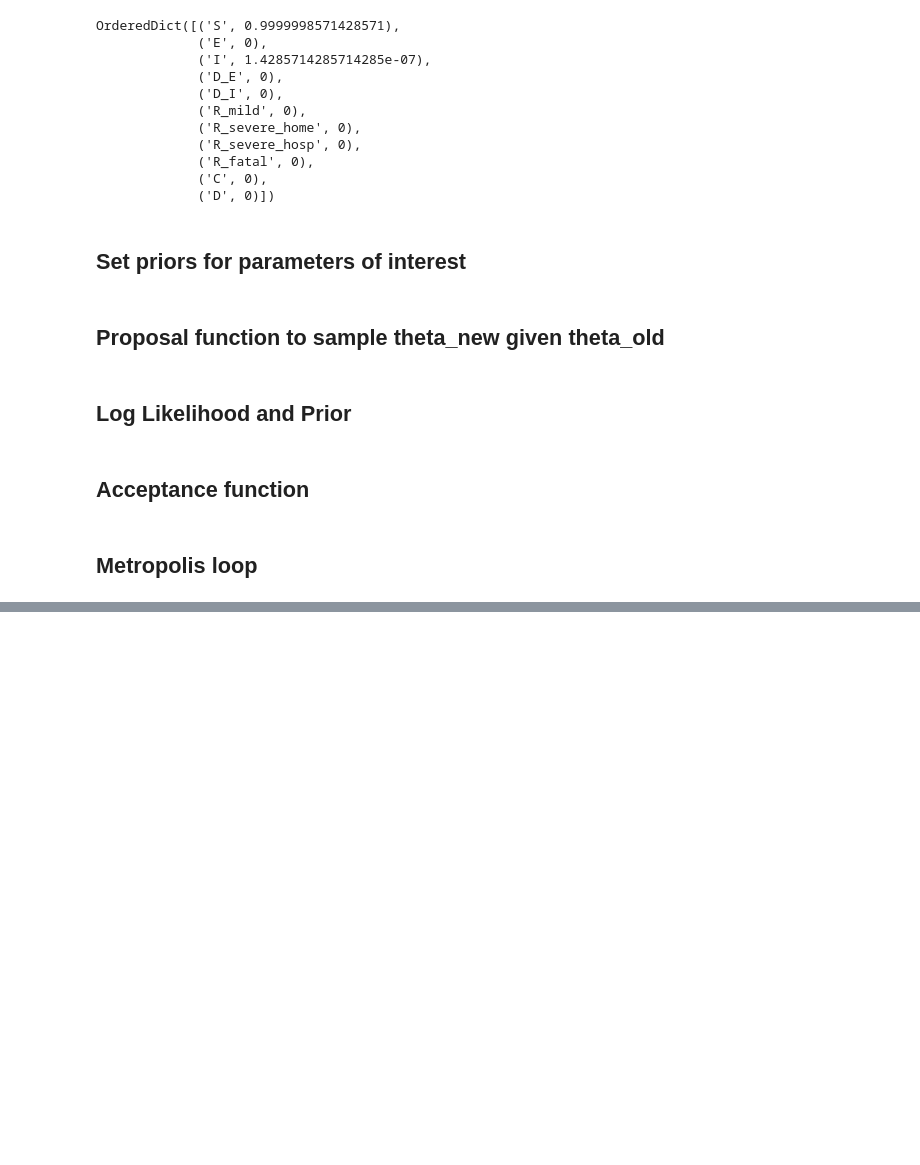
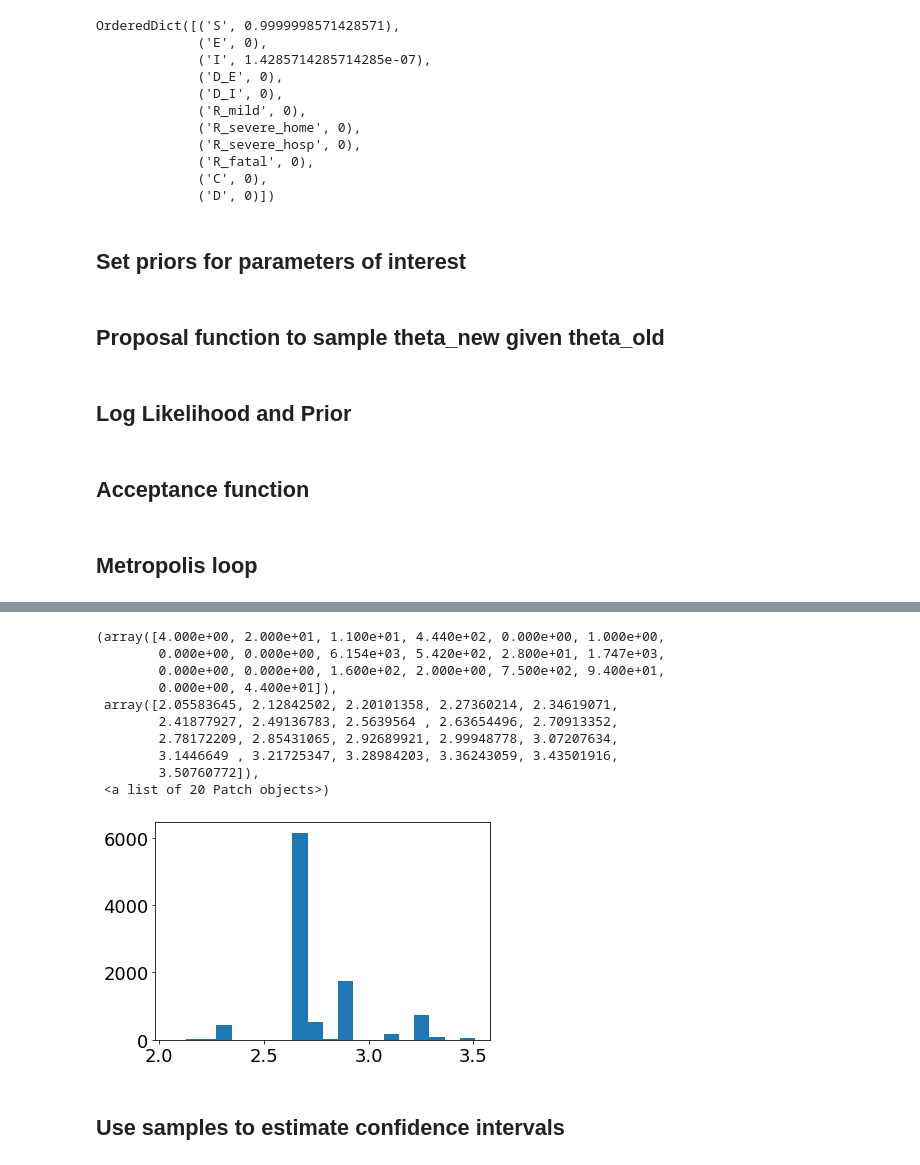
Before and after one commit to WadhwaniAI/covid-modelling, a Jupyter notebook: notebooks/seir/[TRY] metropolis.ipynb, the cells around one changed output, grey strips where cells are left out. Cells and saved outputs as stored; diff of their text form; code cells hidden in the pictures; blank space fills up the shorter version.

Commit message:
code for calculating the intervals:

```diff
--- a/notebooks/seir/[TRY] metropolis.ipynb
+++ b/notebooks/seir/[TRY] metropolis.ipynb
@@ -268,0 +252,16 @@ Text(0.5, 1.0, 'Rejected Parameter samples obtained from MCMC')
+# %%
+plt.hist(df_samples['R0'], bins=20)
+# %% [output]
+(array([4.000e+00, 2.000e+01, 1.100e+01, 4.440e+02, 0.000e+00, 1.000e+00,
+        0.000e+00, 0.000e+00, 6.154e+03, 5.420e+02, 2.800e+01, 1.747e+03,
+        0.000e+00, 0.000e+00, 1.600e+02, 2.000e+00, 7.500e+02, 9.400e+01,
+        0.000e+00, 4.400e+01]),
+ array([2.05583645, 2.12842502, 2.20101358, 2.27360214, 2.34619071,
+        2.41877927, 2.49136783, 2.5639564 , 2.63654496, 2.70913352,
+        2.78172209, 2.85431065, 2.92689921, 2.99948778, 3.07207634,
+        3.1446649 , 3.21725347, 3.28984203, 3.36243059, 3.43501916,
+        3.50760772]),
+ <a list of 20 Patch objects>)
+[figure, added]
+# %% [markdown]
+## Use samples to estimate confidence intervals
```
Also changed, not shown: parts of 18 cells of this notebook.
